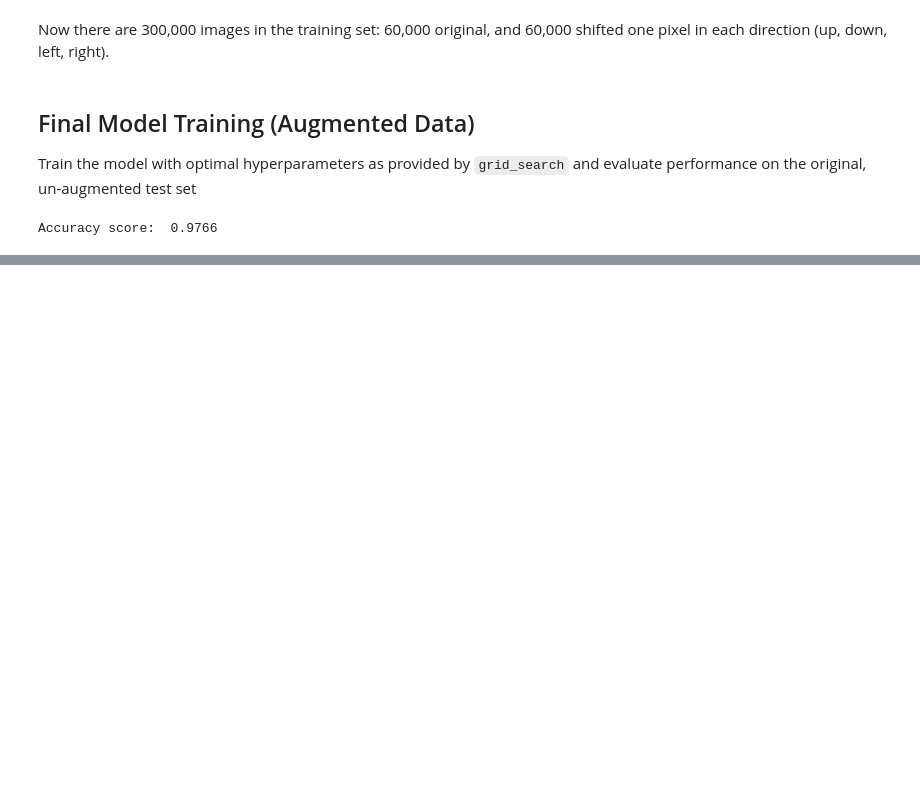
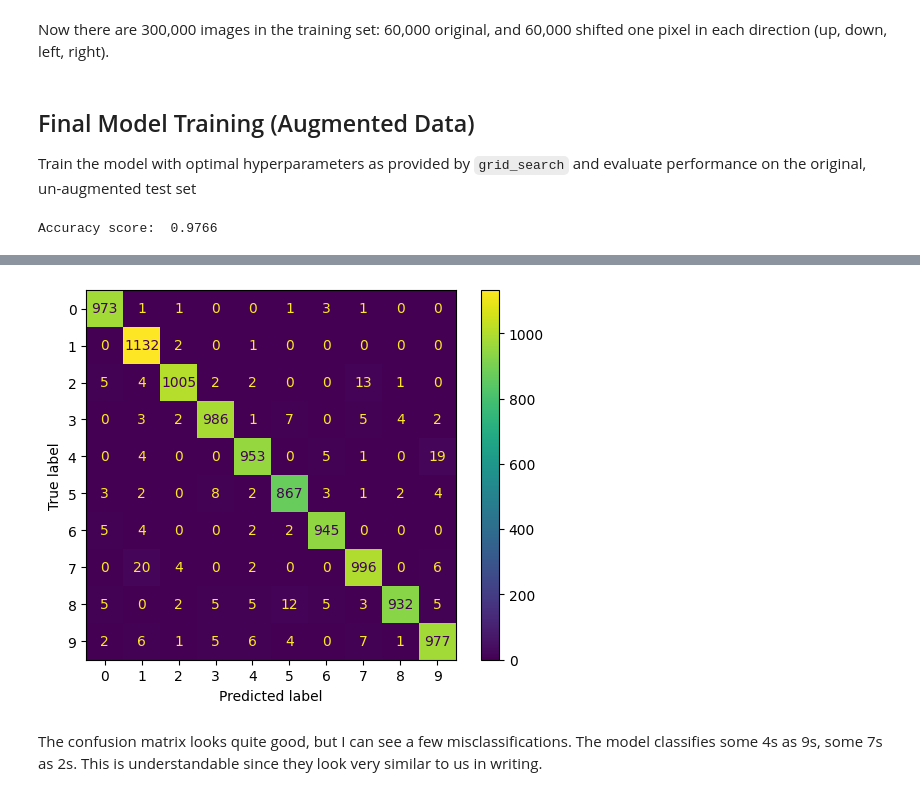
Before and after one commit to AbiPatti/MNIST_KNNClassifier, a Jupyter notebook: mnist_knn_classifier.ipynb, the cells around one changed output, grey strips where cells are left out. Saved outputs shown, nothing was run; the diff lists cells and outputs as text; code cells hidden in the pictures; blank space fills up the shorter version.

```diff
--- a/mnist_knn_classifier.ipynb
+++ b/mnist_knn_classifier.ipynb
@@ -198,0 +203,13 @@ Accuracy score:  0.9766
+# %%
+from sklearn.metrics import confusion_matrix, ConfusionMatrixDisplay
+
+# Generate confusion matrix
+cm = confusion_matrix(y_test, y_pred_final_aug)
+
+# Visualize/plot confusion matrix
+ConfusionMatrixDisplay(cm).plot()
+plt.show()
+# %% [output]
+[figure, added]
+# %% [markdown]
+The confusion matrix looks quite good, but I can see a few misclassifications. The model classifies some 4s as 9s, some 7s as 2s. This is understandable since they look very similar to us in writing.
```
Also changed, not shown: parts of 1 cell of this notebook.
